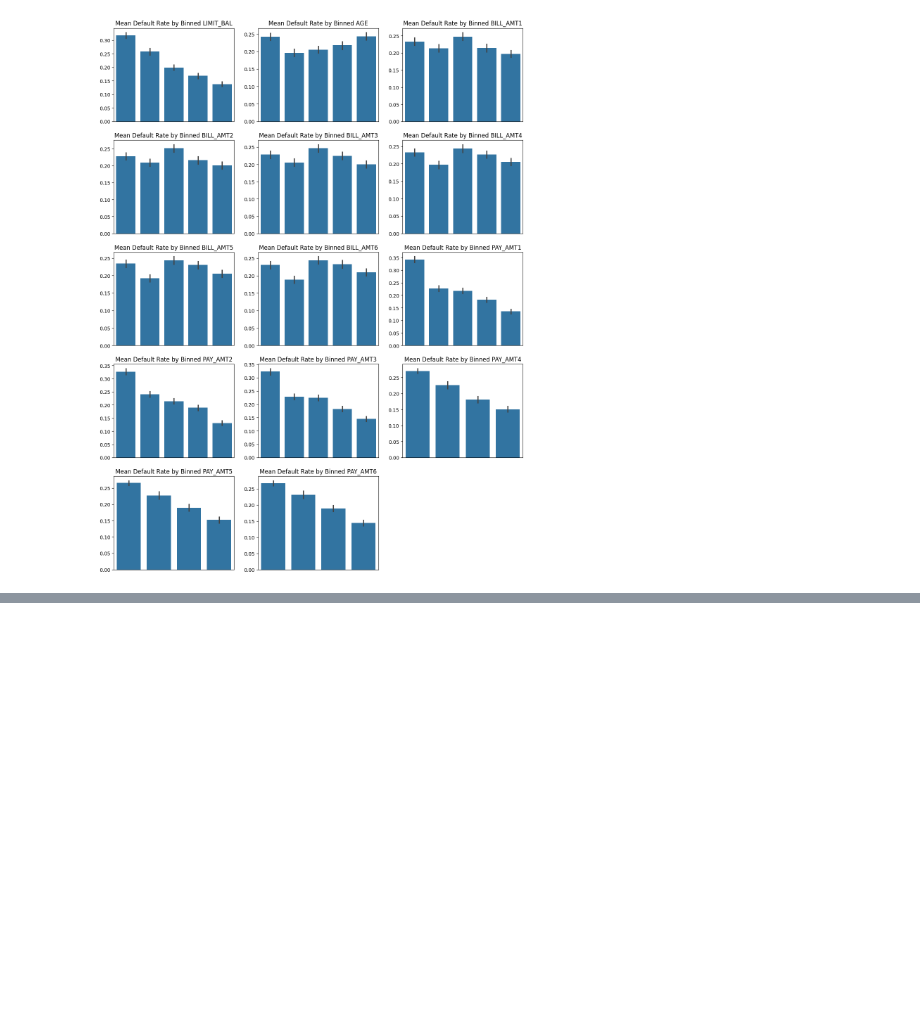
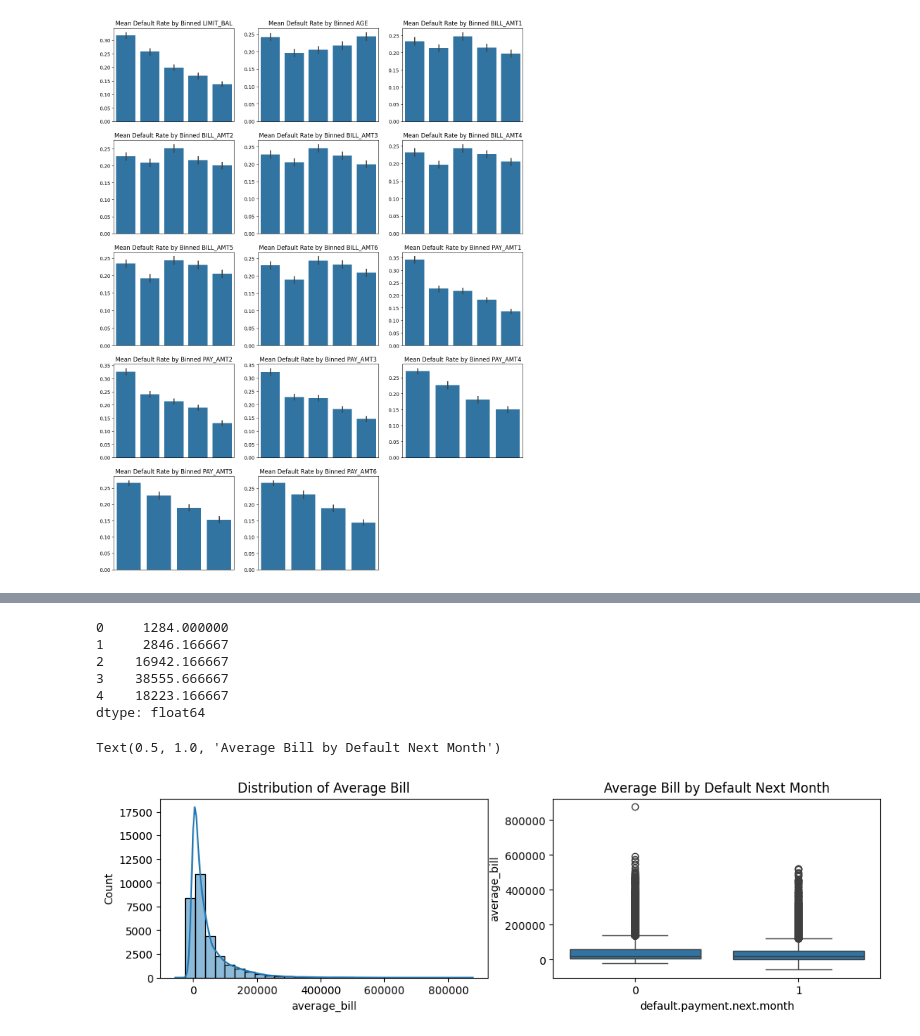
Before and after one commit to joseph-m-pasia/kg-default-of-credit-cards, a Jupyter notebook: notebooks/00_eda.ipynb, the cells around one changed output, grey strips where cells are left out. Drawn from its saved outputs; the diff is of its cells as text; code cells hidden in the pictures; blank space fills up the shorter version.

```diff
--- a/notebooks/00_eda.ipynb
+++ b/notebooks/00_eda.ipynb
@@ -198,0 +256,24 @@ for i, var in enumerate(numeric_variables):
+# %%
+# Average bills per observation for the BILL_AMT1 to BILL_AMT6 variables
+bill_vars = [f'BILL_AMT{i+1}' for i in range(6)]
+bill_means = df[bill_vars].mean(axis=1)
+df['average_bill'] = bill_means
+print(bill_means.head())
+
+# Plot the distribution of the average bill variable
+plt.figure(figsize=(12,3))
+plt.subplot(1, 2, 1)
+sns.histplot(df['average_bill'], kde=True, bins=30)
+plt.title('Distribution of Average Bill')
+plt.subplot(1, 2, 2)
+sns.boxplot(x=target_variable, y='average_bill', data=df)
+plt.title('Average Bill by Default Next Month')
+# %% [output]
+0     1284.000000
+1     2846.166667
+2    16942.166667
+3    38555.666667
+4    18223.166667
+dtype: float64
+Text(0.5, 1.0, 'Average Bill by Default Next Month')
+[figure, added]
```
Also changed, not shown: parts of 18 cells of this notebook.
